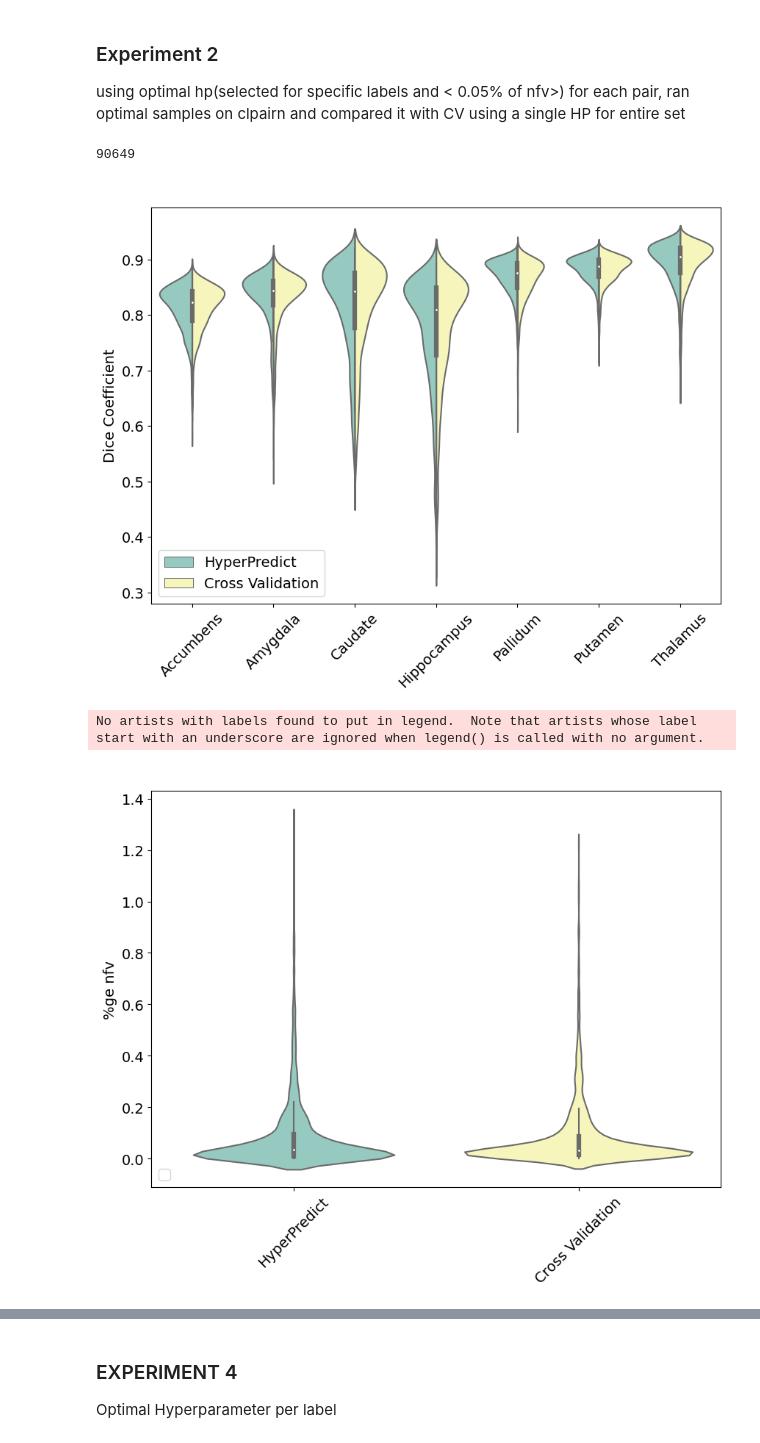
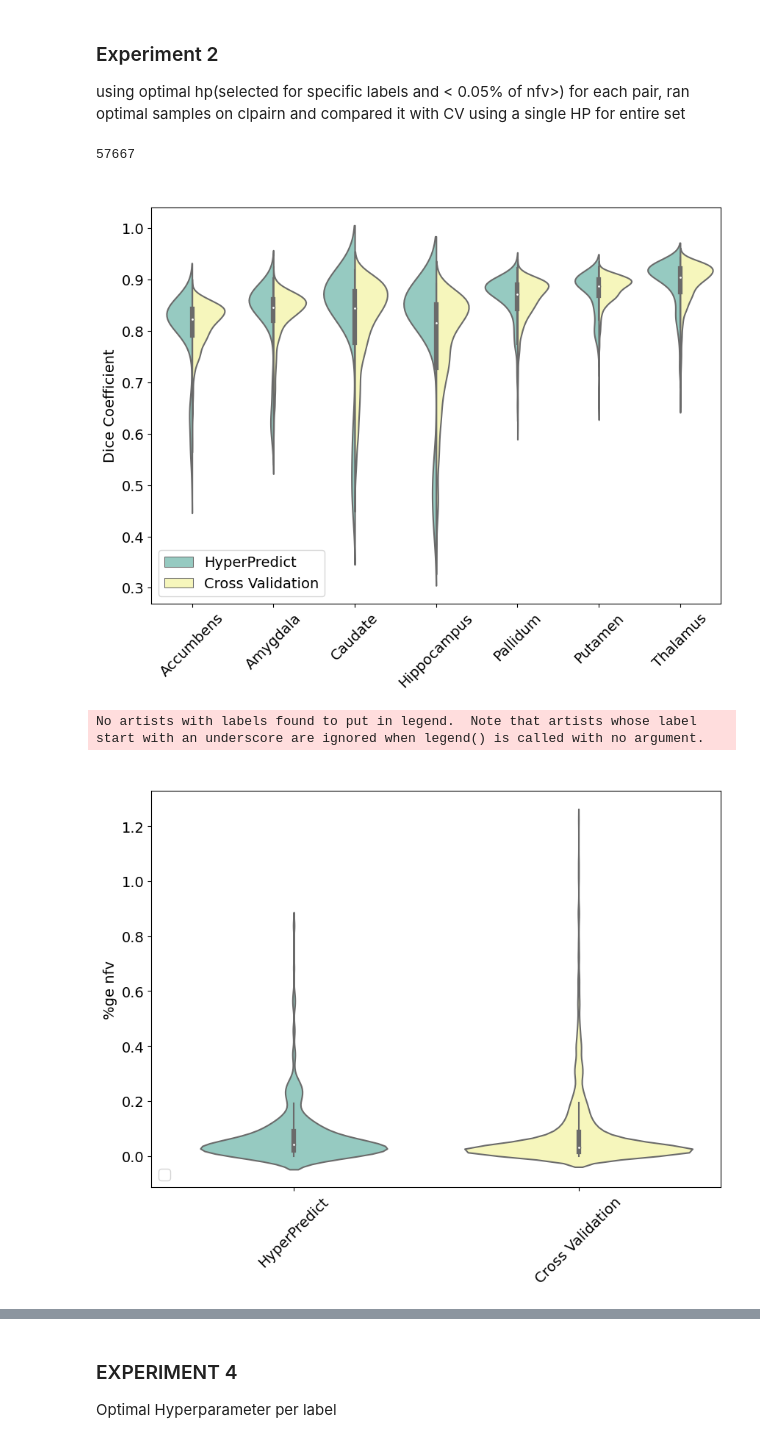
Before and after one commit to aisha-lawal/hyperpredict, a Jupyter notebook: visualizations/hyperpredict_niftyreg.ipynb, the cells around one changed output, grey strips where cells are left out. Cells and saved outputs as stored; diff of their text form; code cells hidden in the pictures.

```diff
--- a/visualizations/hyperpredict_niftyreg.ipynb
+++ b/visualizations/hyperpredict_niftyreg.ipynb
@@ -148,10 +158,9 @@ plt.show()
 ### Experiment 2
 using optimal hp(selected for specific labels and < 0.05% of nfv>) for each pair, ran optimal samples on clpairn and compared it with CV using a single HP for entire set
 # %%
-#plot violin plot
-import pandas as pd
-hyperpredict_exp2 = pd.read_csv("../results/symnet_niftyreg/optimal_hp_0.5%_hyperpredict_niftyreg_retrained.csv")
-
+# hyperpredict_exp2 = pd.read_csv("../results/symnet_niftyreg/optimal_hp_0.5%_hyperpredict_niftyreg_retrained.csv")
+hyperpredict_exp2 = pd.read_csv("../results/symnet_niftyreg/mean_encoding_main_hyperpredict_network_nfv_194404_be_le_sx_datasize0.25_label_target.csv")
+hyperpredict_exp2.drop(columns = ['target_label'], inplace=True)
 hyperpredict_exp2.rename(columns={"target_dice": "dice"}, inplace=True)
 hyperpredict_exp2.rename(columns={"target_nfv": "nfv"}, inplace=True)
 print(hyperpredict_exp2["nfv"].max())
@@ -169,37 +178,37 @@ cross_validation_exp2["Method"] = "Cross Validation"
 hyperpredict_vs_crossval = pd.concat([hyperpredict_exp2, cross_validation_exp2])
 hyperpredict_vs_crossval["nfv_percentage"] = (hyperpredict_vs_crossval["nfv"] / maximum_nfv) *100
 
 #plot
 plt.figure(figsize=(10, 7))
 plt.rcParams.update({'font.size': 14})
 sns.violinplot(x="label", y="dice", hue="Method", data=hyperpredict_vs_crossval, palette="Set3", split=True, as_cmap=True)
 plt.title(" ");
 plt.xlabel("");
 plt.ylabel("Dice Coefficient");
 plt.xticks(rotation=45)
 plt.grid(False)
 plt.legend(loc='lower left')
 plt.show();
 
 
 plt.figure(figsize=(10, 7))
 plt.rcParams.update({'font.size': 14})
 
 
 sns.violinplot(x="Method", y="nfv_percentage", data=hyperpredict_vs_crossval, palette="Set3", hue=None, split=False, as_cmap=True)
 
 plt.title(" ");
 plt.xlabel("");
 plt.ylabel("%ge nfv");
 plt.xticks(rotation=45)
 plt.grid(False)
 plt.legend(loc='lower left')
 plt.show();
 # %% [output]
-90649
+57667
-[figure, old version]
+[figure, new version]
 No artists with labels found to put in legend.  Note that artists whose label start with an underscore are ignored when legend() is called with no argument.
-[figure, old version]
+[figure, new version]
 # %%
 #statistical analysis
 merged_df = pd.merge(hyperpredict_exp2, cross_validation_exp2, on=['moving_index', 'fixed_index', 'label'])
```
Also changed, not shown: parts of 11 cells of this notebook, 5 other files.
